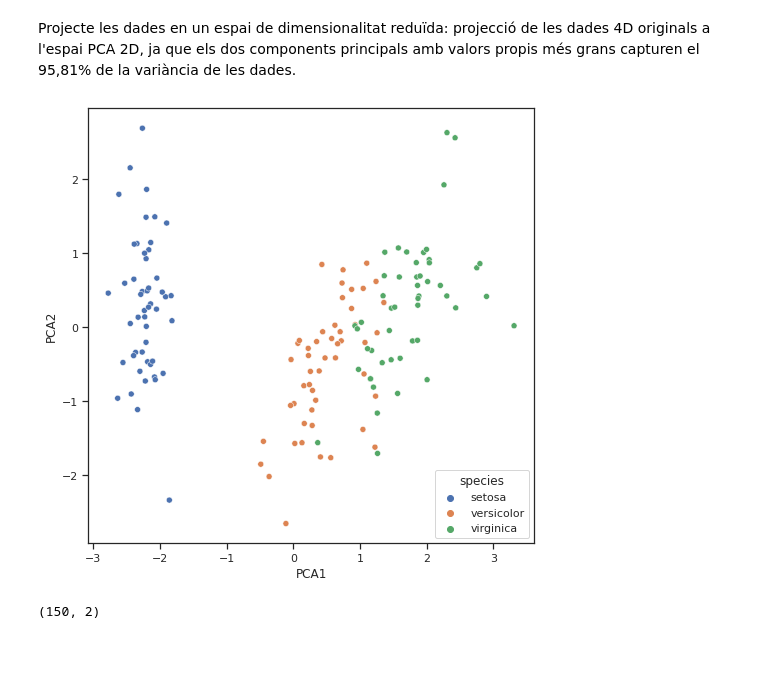
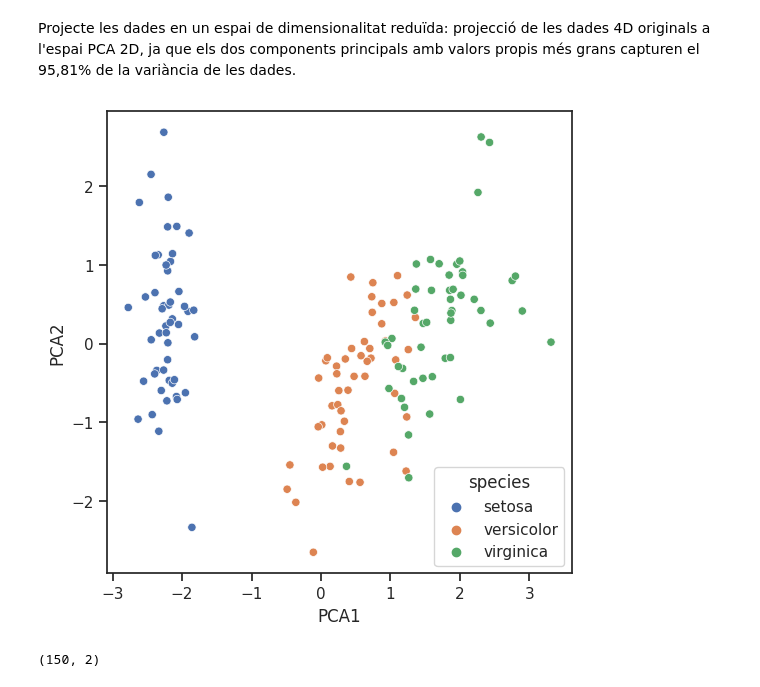
Before and after one commit to raulbenitez/introAI_ICE, a Jupyter notebook: Tema3_Reducció_de_dimensionalitat.ipynb, the cells around one changed output. Saved outputs shown, nothing was run; the diff lists cells and outputs as text; code cells hidden in the pictures; blank space fills up the shorter version.

```diff
--- a/Tema3_Reducció_de_dimensionalitat.ipynb
+++ b/Tema3_Reducció_de_dimensionalitat.ipynb
@@ -214,16 +238,16 @@ Projecte les dades en un espai de dimensionalitat reduïda: projecció de les da
 # %%
 import pandas as pd
 import seaborn as sns
 import matplotlib.pyplot as plt
 
 dfpca = pd.DataFrame(Xproj[:,0:2],columns=['PCA1', 'PCA2'])
 
-fig = plt.figure(figsize=(8,8))
+fig = plt.figure(figsize=(6,6))
 
 ax = sns.scatterplot(x="PCA1", y="PCA2", hue=y,data=dfpca)
 plt.show()
 # %% [output]
-[figure, old version]
+[figure, new version]
 # %%
 Xproj[:,0:2].shape
 # %% [output]
```
Also changed, not shown: parts of 23 cells of this notebook.
